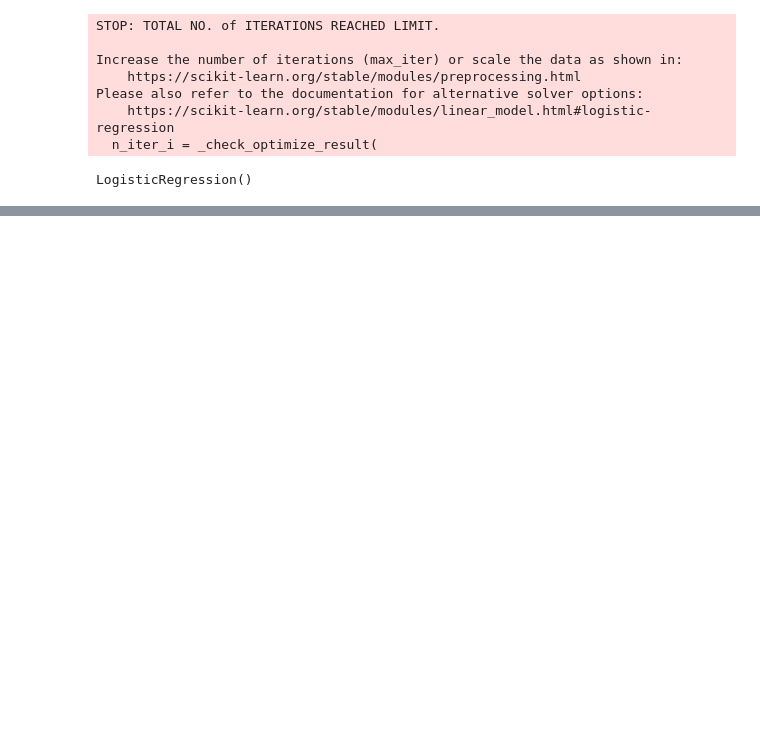
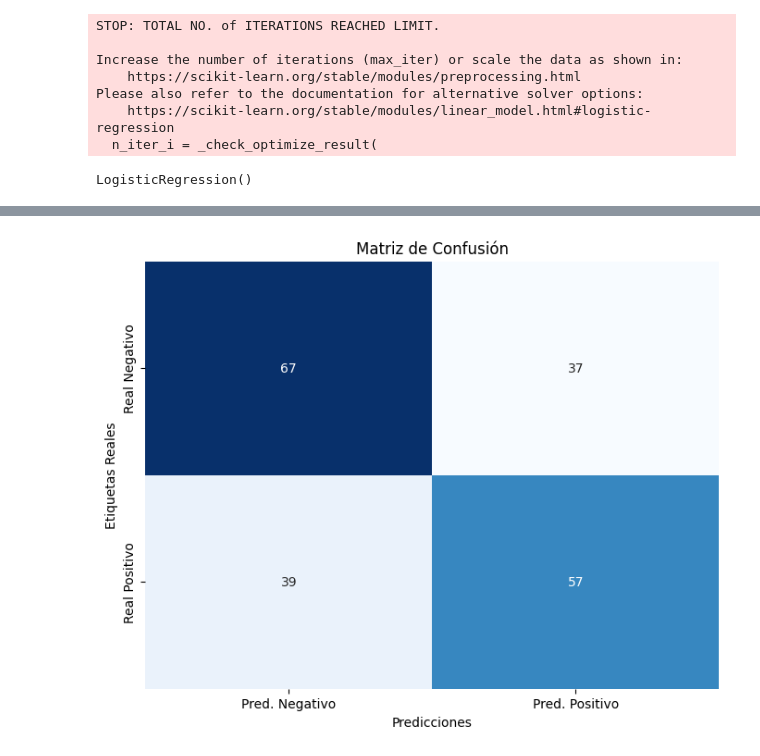
Before and after one commit to kepg456/analisis-sentimiento-Peliculas, a Jupyter notebook: Analisis_de_sentimientos.ipynb, the cells around one changed output, grey strips where cells are left out. Saved outputs shown, nothing was run; the diff lists cells and outputs as text; code cells hidden in the pictures; blank space fills up the shorter version.

```diff
--- a/Analisis_de_sentimientos.ipynb
+++ b/Analisis_de_sentimientos.ipynb
@@ -168,0 +191,17 @@ Precisión: 0.67
+# %%
+matriz_confusion = confusion_matrix(y_test, y_pred)
+
+# Crear una figura
+plt.figure(figsize=(8, 6))
+
+# Crear la matriz de confusión utilizando Seaborn
+sns.heatmap(matriz_confusion, annot=True, fmt='d', cmap='Blues', cbar=False,
+            xticklabels=['Pred. Negativo', 'Pred. Positivo'],
+            yticklabels=['Real Negativo', 'Real Positivo'])
+
+plt.xlabel('Predicciones')
+plt.ylabel('Etiquetas Reales')
+plt.title('Matriz de Confusión')
+plt.show()
+# %% [output]
+[figure, added]
```
Also changed, not shown: parts of 7 cells of this notebook.
